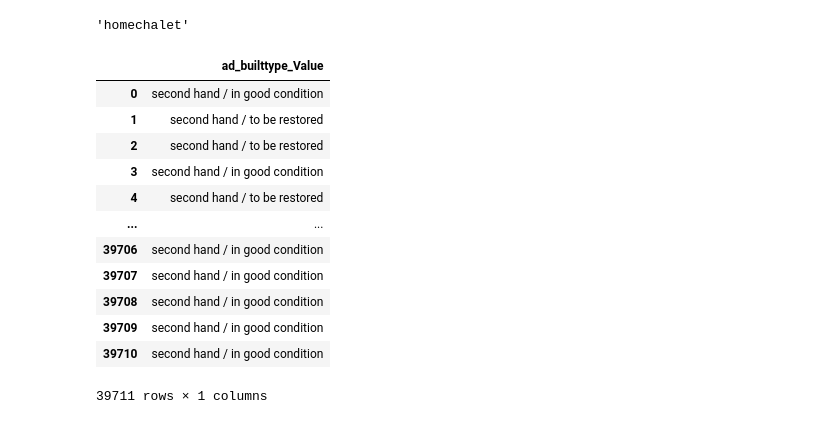
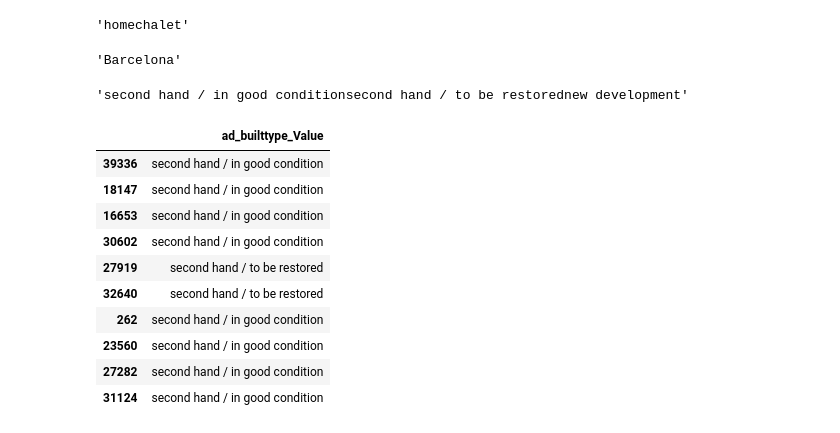
Before and after one commit to marcoayora/final_project, a Jupyter notebook: Notebooks/exploration_idea.ipynb, the cells around one changed output. Saved outputs shown, nothing was run; the diff lists cells and outputs as text; code cells hidden in the pictures.

```diff
--- a/Notebooks/exploration_idea.ipynb
+++ b/Notebooks/exploration_idea.ipynb
@@ -81,19 +81,25 @@ df['ad_operation_Value'].unique().sum()
 df['ad_typology_Value'].unique().sum()
 # %% [output]
 'homechalet'
+# %%
+df['ad_town'].unique().sum()
+# %% [output]
+'Barcelona'
 # %%
-df[['ad_builttype_Value']]
+df['ad_builttype_Value'].unique().sum()
 # %% [output]
-|  | ad_builttype_Value |
-| 0 | second hand / in good condition |
-| 1 | second hand / to be restored |
-| 2 | second hand / to be restored |
-| 3 | second hand / in good condition |
-| 4 | second hand / to be restored |
-| ... | ... |
-| 39706 | second hand / in good condition |
-| 39707 | second hand / in good condition |
-| 39708 | second hand / in good condition |
-| 39709 | second hand / in good condition |
-| 39710 | second hand / in good condition |
-39711 rows × 1 columns
+'second hand / in good conditionsecond hand / to be restorednew development'
+# %%
+df[['ad_builttype_Value']].sample(10)
+# %% [output]
+|  | ad_builttype_Value |
+| 39336 | second hand / in good condition |
+| 18147 | second hand / in good condition |
+| 16653 | second hand / in good condition |
+| 30602 | second hand / in good condition |
+| 27919 | second hand / to be restored |
+| 32640 | second hand / to be restored |
+| 262 | second hand / in good condition |
+| 23560 | second hand / in good condition |
+| 27282 | second hand / in good condition |
+| 31124 | second hand / in good condition |
```
Also changed, not shown: parts of 2 cells of this notebook, 4 other files.
